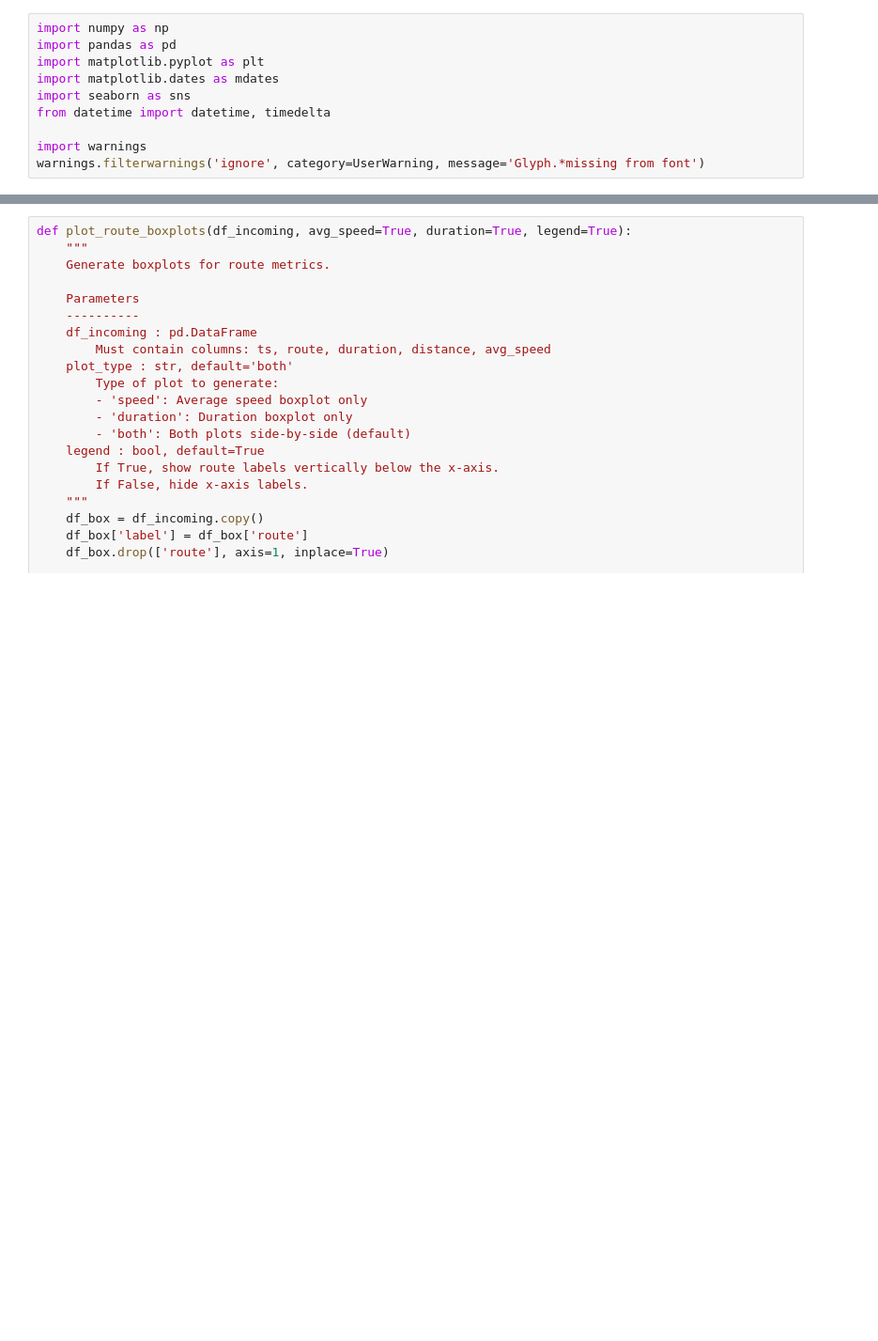
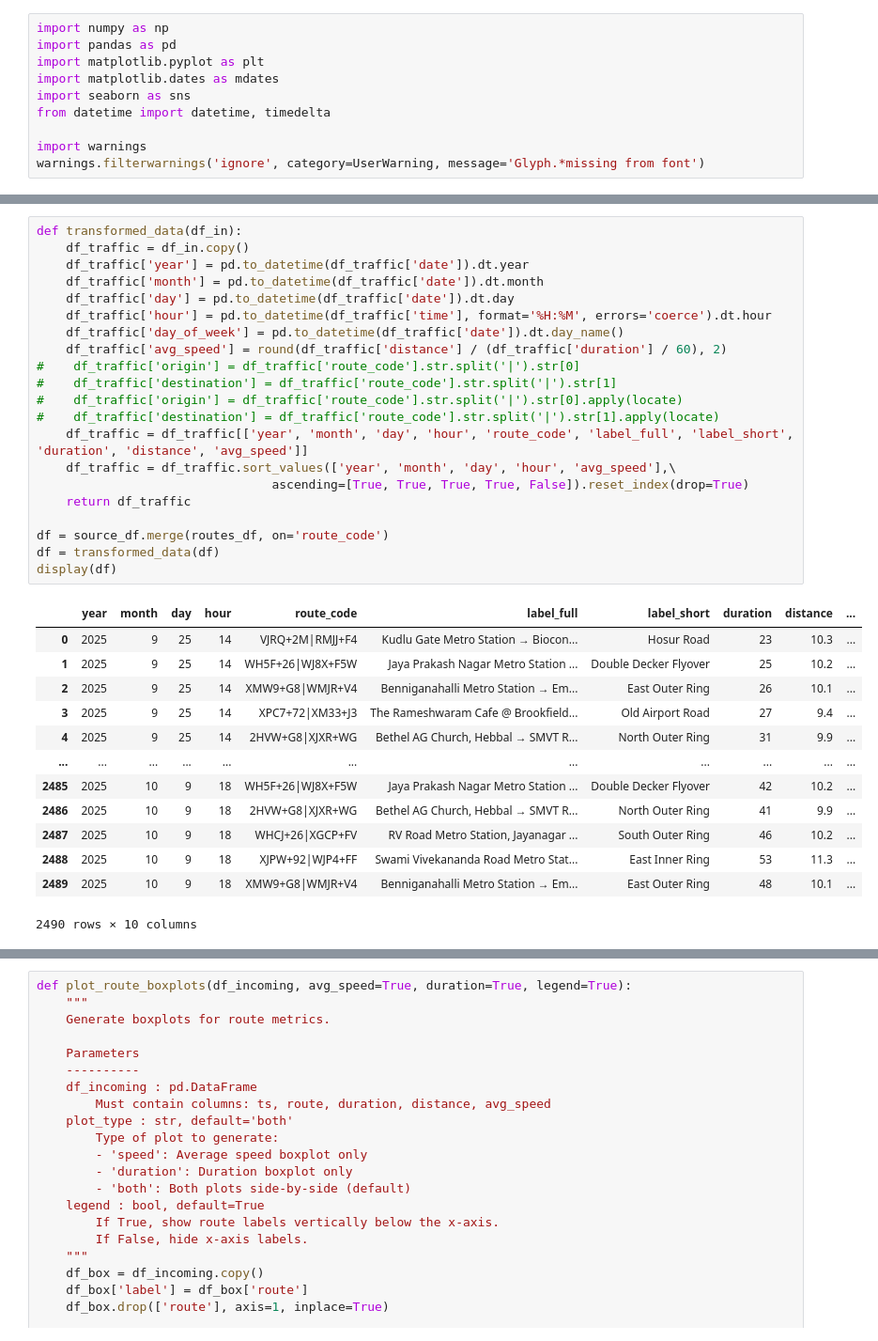
Before and after one commit to thecont1/blr-traffic-monitor, a Jupyter notebook: traffic_visual.ipynb, the cells around one changed output, grey strips where cells are left out. Shown: that part at 94% size. Drawn from its saved outputs; the diff is of its cells as text; blank space fills up the shorter version.

```diff
--- a/traffic_visual.ipynb
+++ b/traffic_visual.ipynb
@@ -52,3 +66,38 @@ display(df)
+# %%
+def transformed_data(df_in):
+    df_traffic = df_in.copy()
+    df_traffic['year'] = pd.to_datetime(df_traffic['date']).dt.year
+    df_traffic['month'] = pd.to_datetime(df_traffic['date']).dt.month
+    df_traffic['day'] = pd.to_datetime(df_traffic['date']).dt.day
+    df_traffic['hour'] = pd.to_datetime(df_traffic['time'], format='%H:%M', errors='coerce').dt.hour
+    df_traffic['day_of_week'] = pd.to_datetime(df_traffic['date']).dt.day_name()
+    df_traffic['avg_speed'] = round(df_traffic['distance'] / (df_traffic['duration'] / 60), 2)
+#    df_traffic['origin'] = df_traffic['route_code'].str.split('|').str[0]
+#    df_traffic['destination'] = df_traffic['route_code'].str.split('|').str[1]
+#    df_traffic['origin'] = df_traffic['route_code'].str.split('|').str[0].apply(locate)
+#    df_traffic['destination'] = df_traffic['route_code'].str.split('|').str[1].apply(locate)
+    df_traffic = df_traffic[['year', 'month', 'day', 'hour', 'route_code', 'label_full', 'label_short', 'duration', 'distance', 'avg_speed']]
+    df_traffic = df_traffic.sort_values(['year', 'month', 'day', 'hour', 'avg_speed'],\
+                                ascending=[True, True, True, True, False]).reset_index(drop=True)
+    return df_traffic
+
+df = source_df.merge(routes_df, on='route_code')
+df = transformed_data(df)
+display(df)
+# %% [output]
+|  | year | month | day | hour | route_code | label_full | label_short | duration | distance | ... |
+| 0 | 2025 | 9 | 25 | 14 | VJRQ+2M|RMJJ+F4 | Kudlu Gate Metro Station → Biocon... | Hosur Road | 23 | 10.3 | ... |
+| 1 | 2025 | 9 | 25 | 14 | WH5F+26|WJ8X+F5W | Jaya Prakash Nagar Metro Station ... | Double Decker Flyover | 25 | 10.2 | ... |
+| 2 | 2025 | 9 | 25 | 14 | XMW9+G8|WMJR+V4 | Benniganahalli Metro Station → Em... | East Outer Ring | 26 | 10.1 | ... |
+| 3 | 2025 | 9 | 25 | 14 | XPC7+72|XM33+J3 | The Rameshwaram Cafe @ Brookfield... | Old Airport Road | 27 | 9.4 | ... |
+| 4 | 2025 | 9 | 25 | 14 | 2HVW+G8|XJXR+WG | Bethel AG Church, Hebbal → SMVT R... | North Outer Ring | 31 | 9.9 | ... |
+| ... | ... | ... | ... | ... | ... | ... | ... | ... | ... | ... |
+| 2485 | 2025 | 10 | 9 | 18 | WH5F+26|WJ8X+F5W | Jaya Prakash Nagar Metro Station ... | Double Decker Flyover | 42 | 10.2 | ... |
+| 2486 | 2025 | 10 | 9 | 18 | 2HVW+G8|XJXR+WG | Bethel AG Church, Hebbal → SMVT R... | North Outer Ring | 41 | 9.9 | ... |
+| 2487 | 2025 | 10 | 9 | 18 | WHCJ+26|XGCP+FV | RV Road Metro Station, Jayanagar ... | South Outer Ring | 46 | 10.2 | ... |
+| 2488 | 2025 | 10 | 9 | 18 | XJPW+92|WJP4+FF | Swami Vivekananda Road Metro Stat... | East Inner Ring | 53 | 11.3 | ... |
+| 2489 | 2025 | 10 | 9 | 18 | XMW9+G8|WMJR+V4 | Benniganahalli Metro Station → Em... | East Outer Ring | 48 | 10.1 | ... |
+2490 rows × 10 columns
 # %%
 display(df.describe().round(2))
 display(df.describe(exclude='number'))
```
Also changed, not shown: parts of 12 cells of this notebook.
